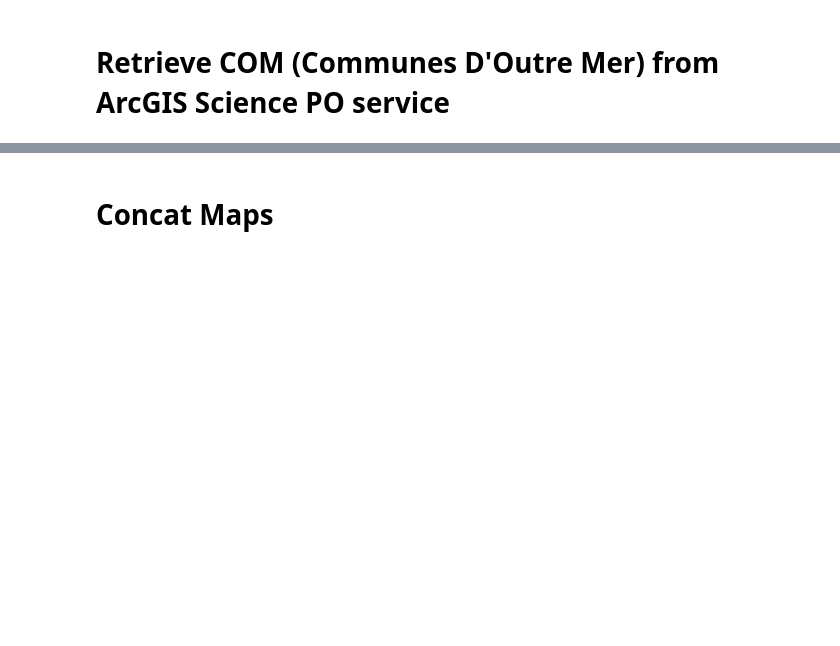
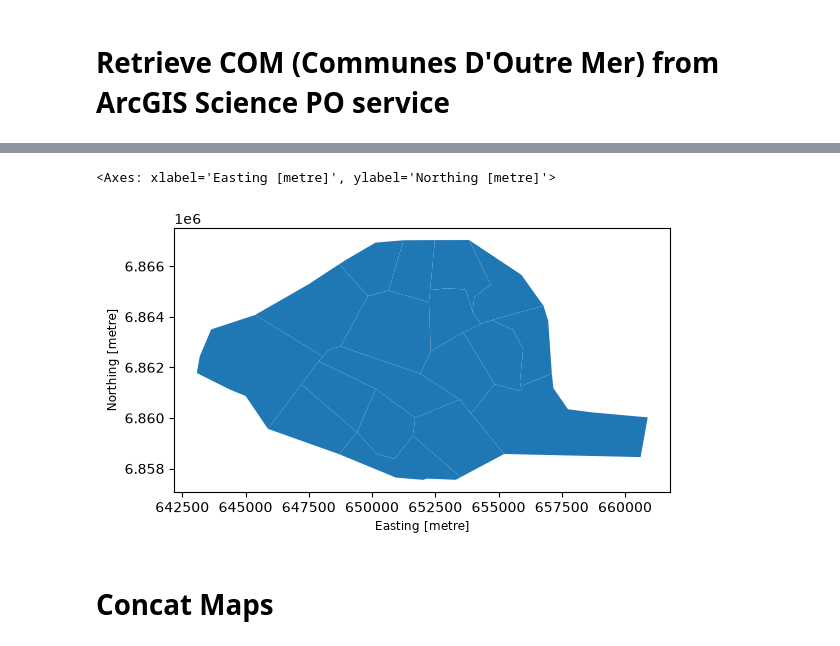
Before and after one commit to dataforgoodfr/mobibi, a Jupyter notebook: data/pierre/Find_circo_address/circo_adresse_dev.ipynb, the cells around one changed output, grey strips where cells are left out. Drawn from its saved outputs; the diff is of its cells as text; code cells hidden in the pictures; blank space fills up the shorter version.

```diff
--- a/data/pierre/Find_circo_address/circo_adresse_dev.ipynb
+++ b/data/pierre/Find_circo_address/circo_adresse_dev.ipynb
@@ -378,3 +463,23 @@ size is 6.2 MB
+# %%
+import json
+server_arcgis = "https://services-eu1.arcgis.com/bFTOZwh6Wo1fgzl7/ArcGIS/rest/services/Circonscriptions_legislatives_France/FeatureServer"
+
+response_scpo = requests.get(
+    server_arcgis + "/0/query", #endpoint of the geocoding service
+    params={
+        "where": "code_dpt = 75",
+        "outFields": "*",
+        "returnGeometry": "true",
+        "f": "json"
+    }
+)
+
+
+gpf_scpo = gpd.read_file(response_scpo.content)
+gpf_scpo.plot()
+# %% [output]
+<Axes: xlabel='Easting [metre]', ylabel='Northing [metre]'>
+[figure, added]
 # %% [markdown]
 # Concat Maps
 # %% [markdown]
```
Also changed, not shown: parts of 14 cells of this notebook, 2 other files.
